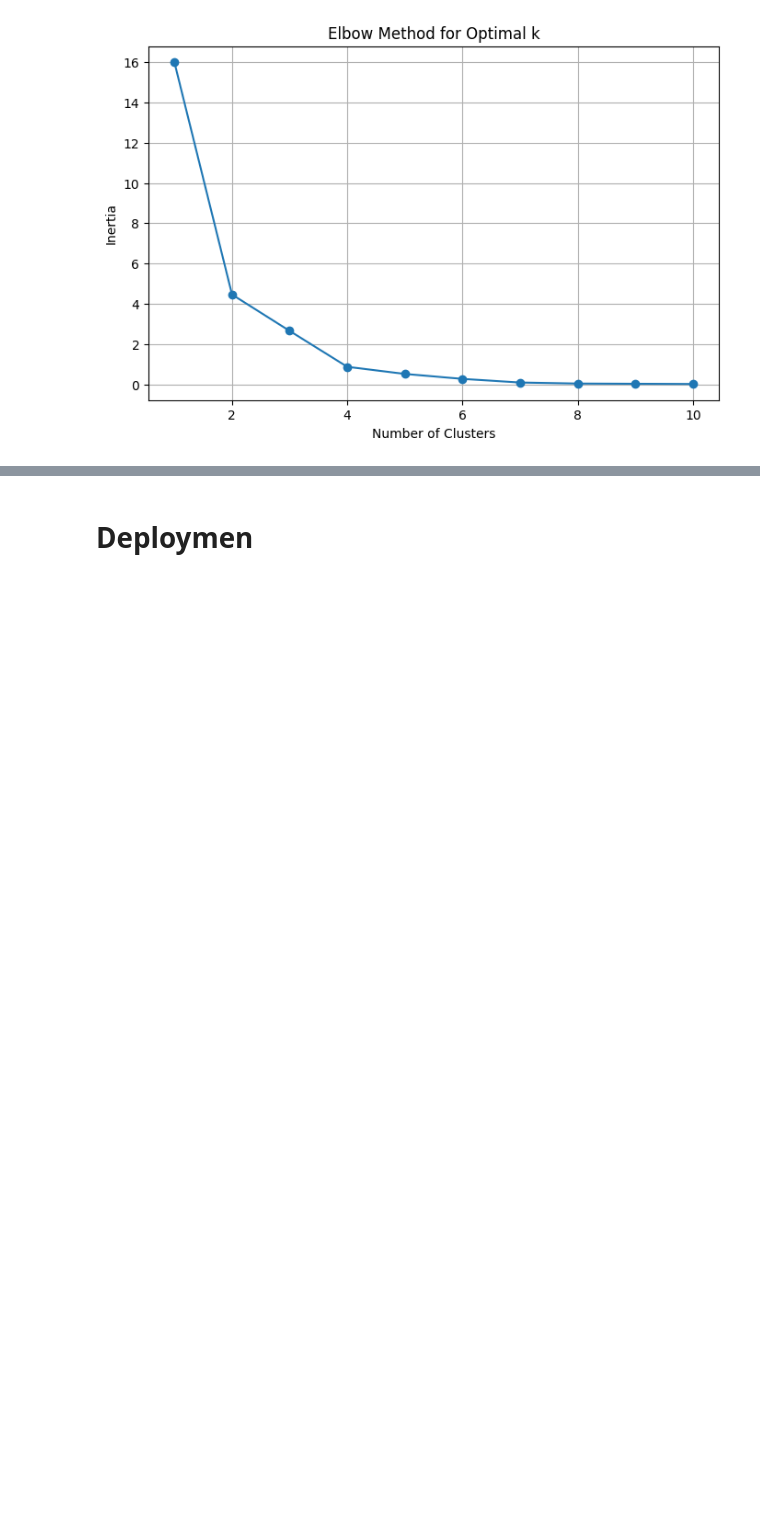
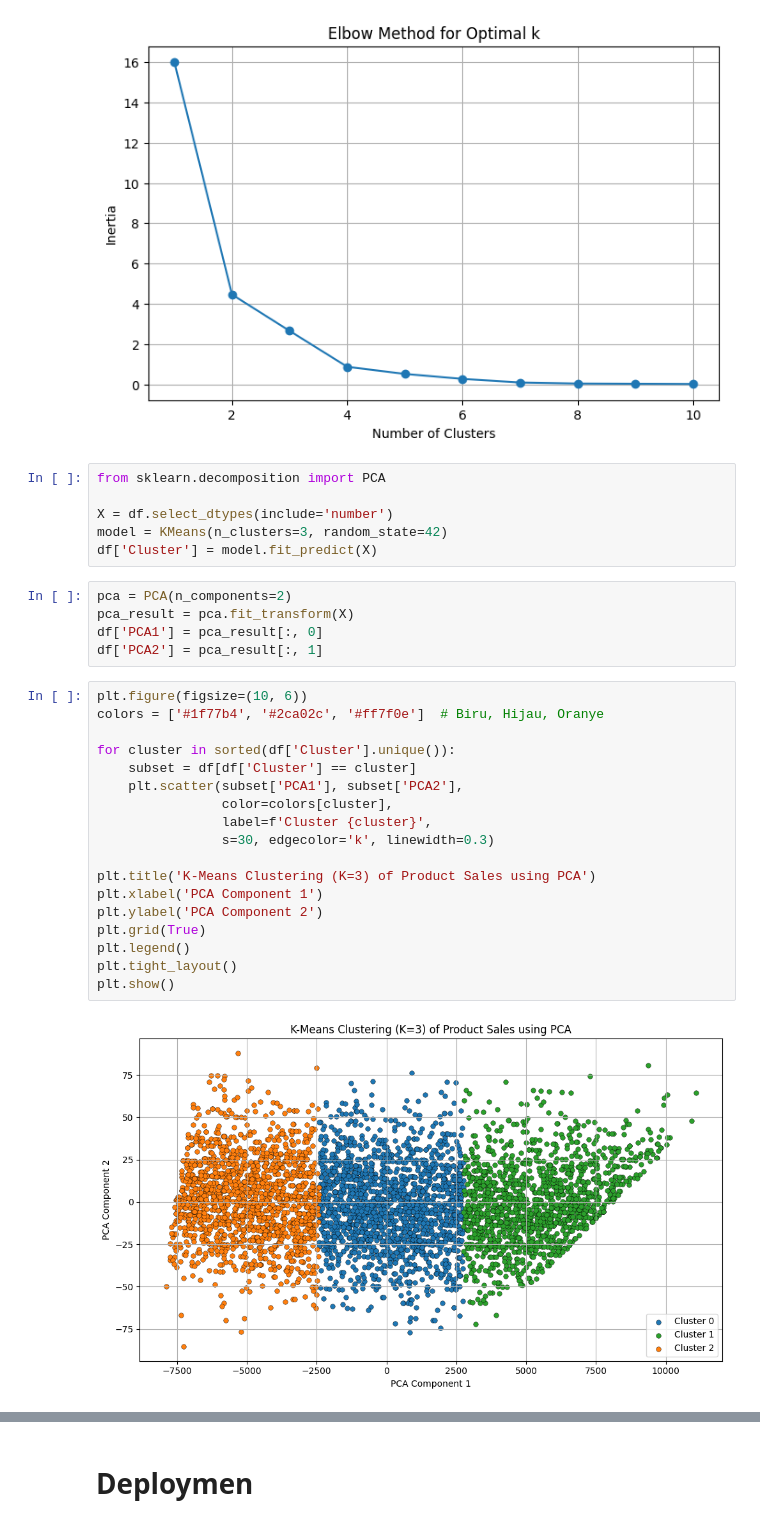
Before and after one commit to fir-aff/TuBes_DatMin_Kel-9, a Jupyter notebook: Tubes_Damin.ipynb, the cells around one changed output, grey strips where cells are left out. Drawn from its saved outputs; the diff is of its cells as text; blank space fills up the shorter version.

```diff
--- a/Tubes_Damin.ipynb
+++ b/Tubes_Damin.ipynb
@@ -355,4 +391,35 @@ plt.grid(True)
 plt.show()
 # %% [output]
 [figure]
+# %%
+from sklearn.decomposition import PCA
+
+X = df.select_dtypes(include='number')
+model = KMeans(n_clusters=3, random_state=42)
+df['Cluster'] = model.fit_predict(X)
+# %%
+pca = PCA(n_components=2)
+pca_result = pca.fit_transform(X)
+df['PCA1'] = pca_result[:, 0]
+df['PCA2'] = pca_result[:, 1]
+# %%
+plt.figure(figsize=(10, 6))
+colors = ['#1f77b4', '#2ca02c', '#ff7f0e']  # Biru, Hijau, Oranye
+
+for cluster in sorted(df['Cluster'].unique()):
+    subset = df[df['Cluster'] == cluster]
+    plt.scatter(subset['PCA1'], subset['PCA2'],
+                color=colors[cluster],
+                label=f'Cluster {cluster}',
+                s=30, edgecolor='k', linewidth=0.3)
+
+plt.title('K-Means Clustering (K=3) of Product Sales using PCA')
+plt.xlabel('PCA Component 1')
+plt.ylabel('PCA Component 2')
+plt.grid(True)
+plt.legend()
+plt.tight_layout()
+plt.show()
+# %% [output]
+[figure, added]
 # %%
```
Also changed, not shown: parts of 18 cells of this notebook, 1 other file.
